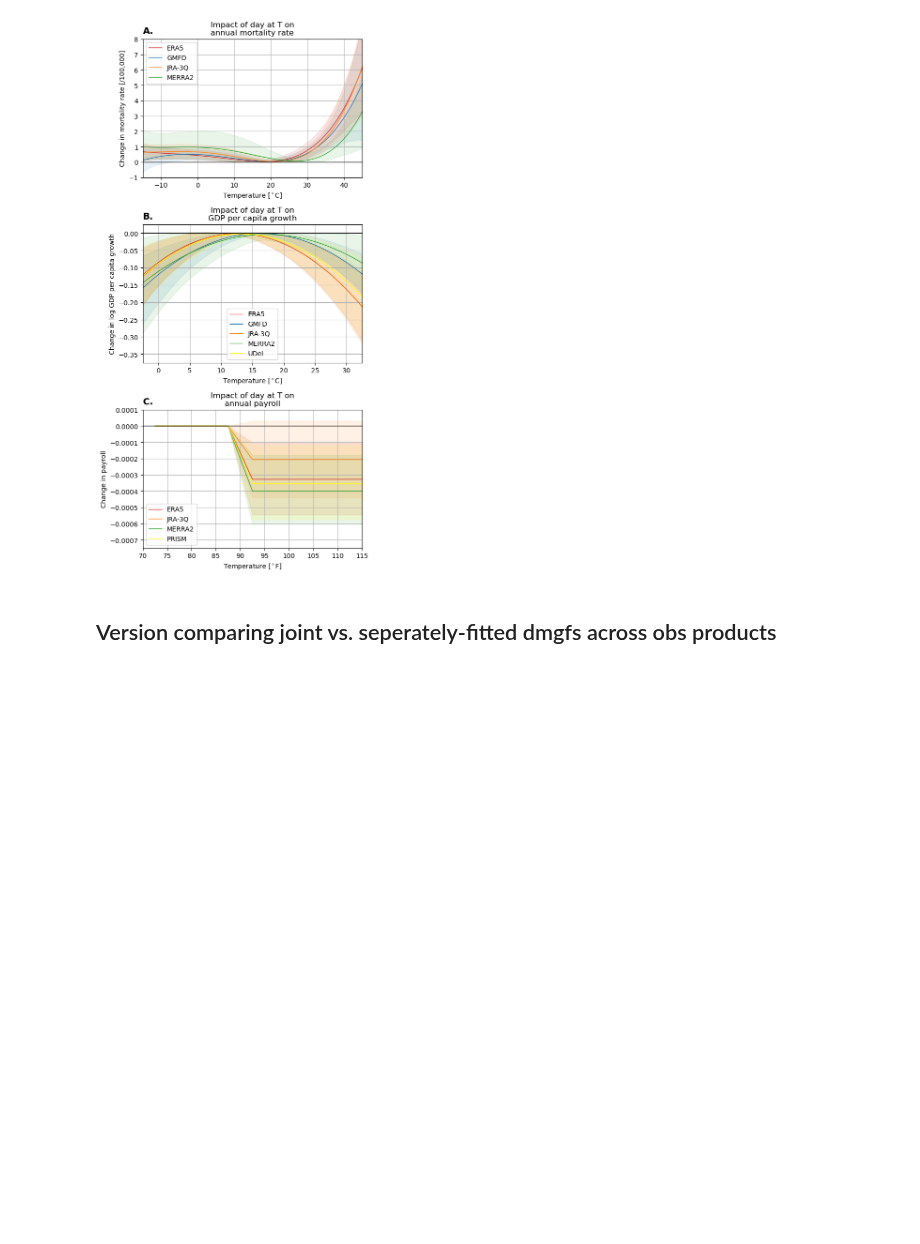
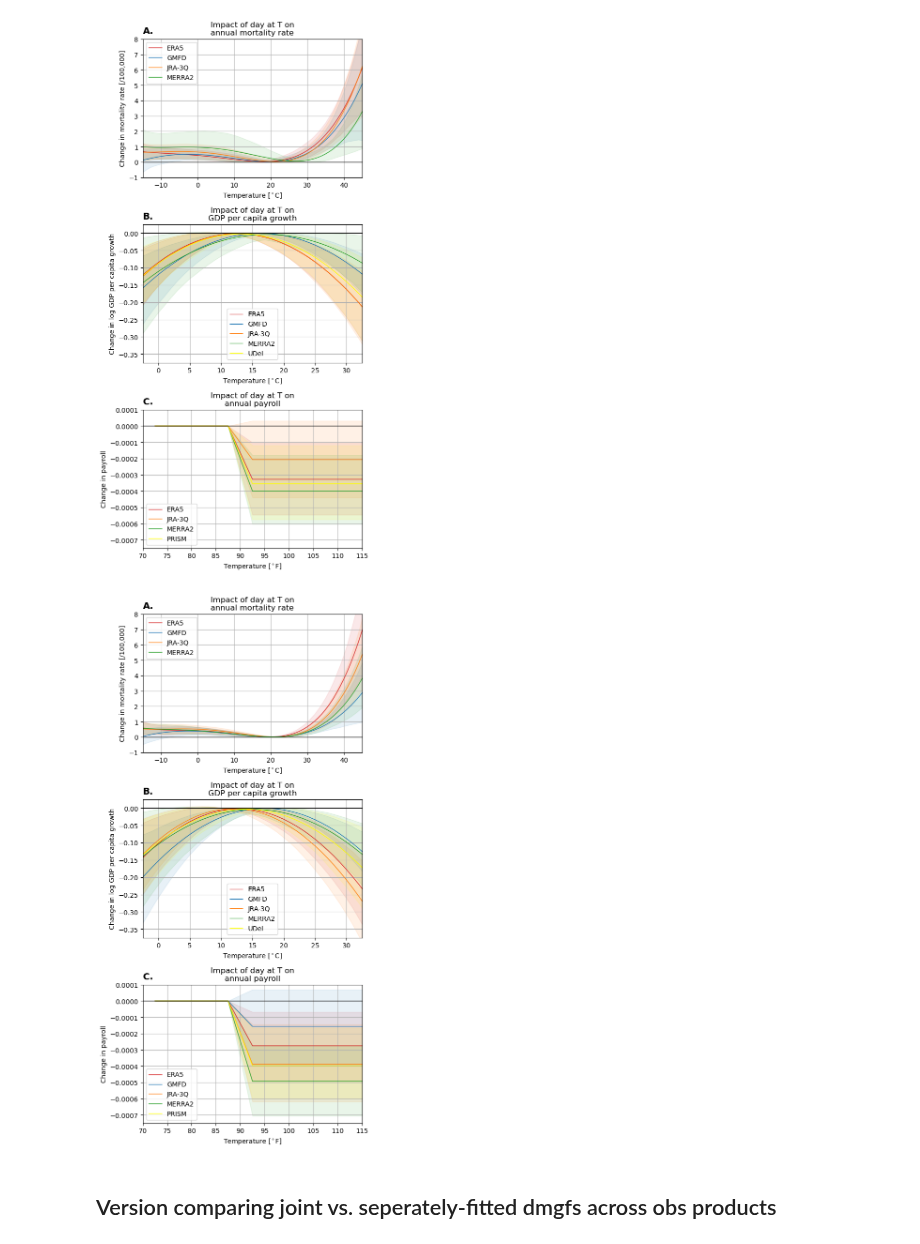
Before and after one commit to ks905383/impact_uncertainty, a Jupyter notebook: code/3-fig_dmgffuncs.ipynb, the cells around one changed output. Drawn from its saved outputs; the diff is of its cells as text; code cells hidden in the pictures; blank space fills up the shorter version.

```diff
--- a/code/3-fig_dmgffuncs.ipynb
+++ b/code/3-fig_dmgffuncs.ipynb
@@ -59,14 +59,20 @@ def load_dmgfs(proc,load_kwargs = {},
     # Load regression coefficients
     if proc == 'gdppc':
         coeffs,vcv = coeffs_gdppc(**load_kwargs)
-        coeffs = coeffs.sel(timeframe='allyears')
-        vcv = vcv.sel(timeframe='allyears')
+        #coeffs = coeffs.sel(timeframe='allyears')
+        #vcv = vcv.sel(timeframe='allyears')
     elif proc == 'mortality':
         coeffs,vcv = coeffs_mortality(**load_kwargs)
     elif proc == 'payroll':
         coeffs,vcv = coeffs_payroll(**load_kwargs)
     else:
         raise KeyError()
+
+    coeffs = coeffs.dropna('proj_base',how='all')
+    if 'proj_base_1' in vcv:
+        vcv = vcv.dropna(['proj_base_1','proj_base_2'])
+    else:
+        vcv = vcv.dropna('proj_base',how='all')
 
     # Get MC samples of coefficients
     if 'proj_base_1' in vcv:
@@ -136,6 +142,14 @@ def load_dmgfs(proc,load_kwargs = {},
                          dim='bin_f')
 
         dmgf = dmgf.rename({'bin_f':'Tref'}).coeffs
+    elif 'days' in coeffs_mvn.pred.values[0]:
+        dmgf = coeffs_mvn.expand_dims({'bin_f':np.arange(92.5, 125,5)}).isel(pred=0)
+        dmgf = xr.concat([xr.zeros_like(dmgf.isel(bin_f=0,drop=True)).expand_dims({'bin_f':np.arange(92.5-20,
+                                                                                           92.5,
+                                                                                           5)}),
+                                  dmgf],
+                                 dim='bin_f')
+        dmgf = dmgf.rename({'bin_f':'Tref'})
 
     return dmgf
 # %%
@@ -232,6 +246,39 @@ if save_fig:
 /glade/u/home/schwarzwald/projects/impact_uncertainty/figures/Figure1.pdf saved!
 /glade/u/home/schwarzwald/projects/impact_uncertainty/figures/Figure1.png saved!
 [figure]
+# %%
+save_fig = False
+output_fn = dir_list['figs']+'Figure1'
+
+fig = plt.figure(figsize=(6,12))
+proclist = ['mortality','gdppc','payroll']
+
+for plt_idx,proc in enumerate(proclist):
+    if proc == 'mortality':
+        dmgf = load_dmgfs(proc,load_kwargs = {'indflag':'noInd'})
+    else:
+        dmgf = load_dmgfs(proc)
+
+    ax = plt.subplot(len(proclist),1,plt_idx+1)
+
+    ax = plot_dmgfs(dmgf,proc,ax=ax)
+
+    ax.annotate(string.ascii_uppercase[plt_idx]+'.',(0,1.025),xycoords = 'axes fraction',
+                va = 'bottom',fontweight='bold',fontsize=14)
+
+    ax.legend()
+
+    if proc in ['mortality','gdppc']:
+        ax.set_xlabel(r'Temperature [$^\circ$C]')
+    elif proc in ['payroll']:
+        ax.set_xlabel(r'Temperature [$^\circ$F]')
+
+plt.tight_layout()
+
+if save_fig:
+    utility_print(output_fn)
+# %% [output]
+[figure, added]
 # %% [markdown]
 ## Version comparing joint vs. seperately-fitted dmgfs across obs products
 # %%
```
Also changed, not shown: parts of 7 cells of this notebook, 20 other files.
